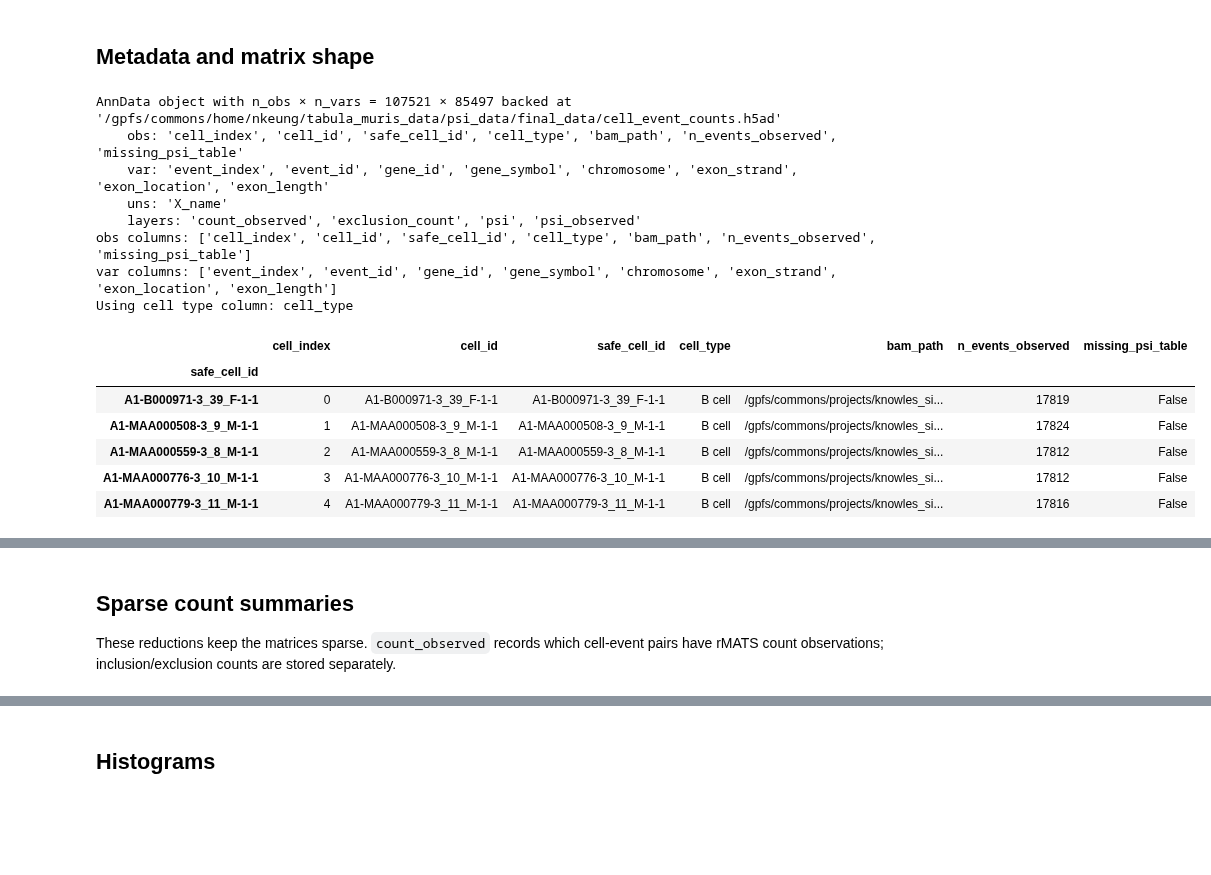
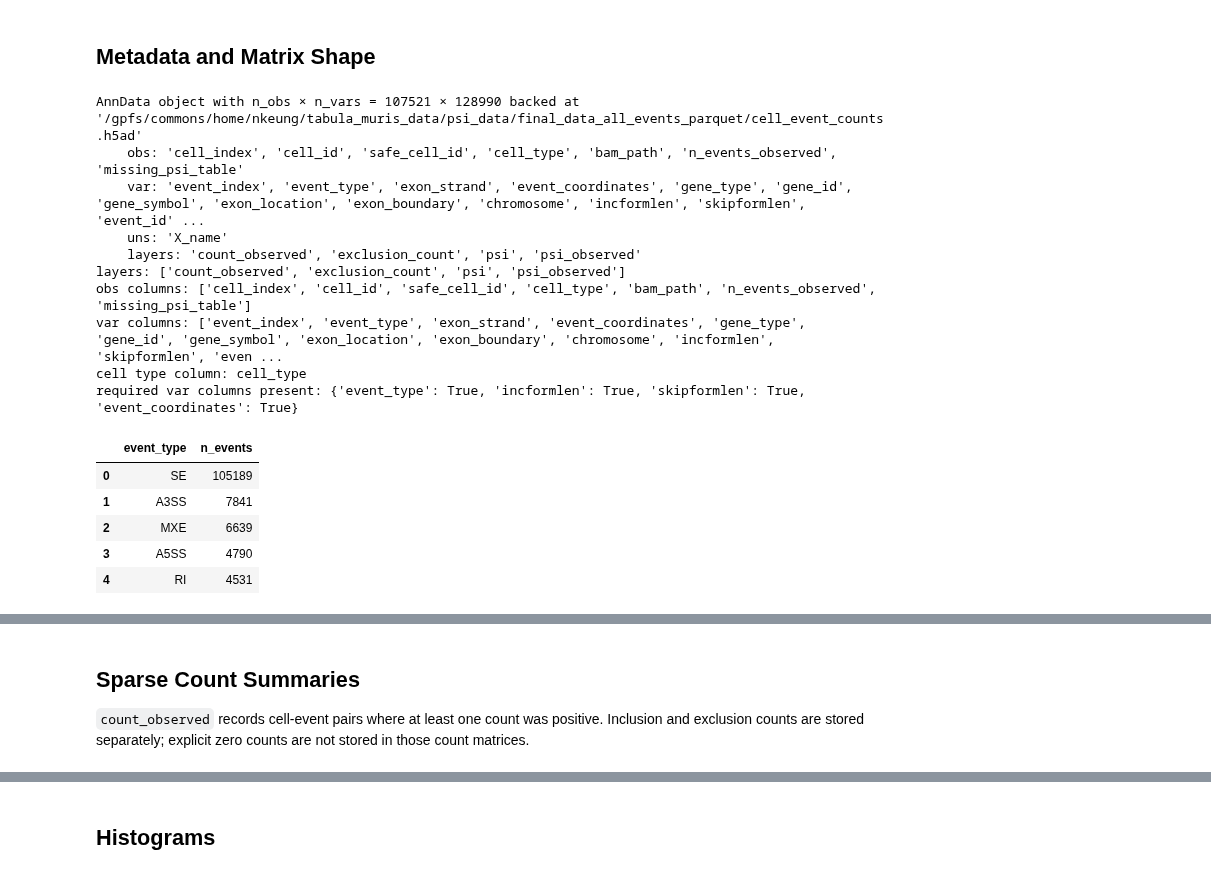
Before and after one commit to davidaknowles/tabula_rmats, a Jupyter notebook: rmats_counts_eda.executed.ipynb, the cells around one changed output, grey strips where cells are left out. Saved outputs shown, nothing was run; the diff lists cells and outputs as text; code cells hidden in the pictures; blank space fills up the shorter version.

Commit message:
Update EDA notebook for all-event AnnData

```diff
--- a/rmats_counts_eda.executed.ipynb
+++ b/rmats_counts_eda.executed.ipynb
@@ -43,37 +60,42 @@ for path in [H5AD, INC_NPZ, EXC_NPZ, OBS_NPZ, PSI_OBS_NPZ, PSI_NPZ]:
 # %% [markdown]
-## Metadata and matrix shape
+## Metadata and Matrix Shape
 # %%
 adata_meta = ad.read_h5ad(H5AD, backed='r')
 print(adata_meta)
+print('layers:', list(adata_meta.layers.keys()))
 print('obs columns:', list(adata_meta.obs.columns))
 print('var columns:', list(adata_meta.var.columns))
 
 obs = adata_meta.obs.copy()
 var = adata_meta.var.copy()
 adata_meta.file.close()
 
 cell_type_candidates = ['cell_type', 'cell_ontology_class', 'sample_label', 'label']
 cell_type_col = next((col for col in cell_type_candidates if col in obs.columns), None)
 if cell_type_col is None:
-    object_cols = obs.select_dtypes(include='object').columns.tolist()
-    cell_type_col = object_cols[0] if object_cols else None
-print('Using cell type column:', cell_type_col)
+    object_cols = obs.select_dtypes(include=['object', 'category']).columns
+    cell_type_col = object_cols[0] if len(object_cols) else None
+print('cell type column:', cell_type_col)
 
-display(obs.head())
-display(var.head())
+required_var_cols = ['event_type', 'incformlen', 'skipformlen', 'event_coordinates']
+print('required var columns present:', {col: col in var.columns for col in required_var_cols})
+
+event_type_counts = var['event_type'].value_counts().rename_axis('event_type').reset_index(name='n_events')
+display(event_type_counts)
 # %% [output]
-AnnData object with n_obs × n_vars = 107521 × 85497 backed at '/gpfs/commons/home/nkeung/tabula_muris_data/psi_data/final_data/cell_event_counts.h5ad'
+AnnData object with n_obs × n_vars = 107521 × 128990 backed at '/gpfs/commons/home/nkeung/tabula_muris_data/psi_data/final_data_all_events_parquet/cell_event_counts.h5ad'
     obs: 'cell_index', 'cell_id', 'safe_cell_id', 'cell_type', 'bam_path', 'n_events_observed', 'missing_psi_table'
-    var: 'event_index', 'event_id', 'gene_id', 'gene_symbol', 'chromosome', 'exon_strand', 'exon_location', 'exon_length'
+    var: 'event_index', 'event_type', 'exon_strand', 'event_coordinates', 'gene_type', 'gene_id', 'gene_symbol', 'exon_location', 'exon_boundary', 'chromosome', 'incformlen', 'skipformlen', 'event_id' ...
     uns: 'X_name'
     layers: 'count_observed', 'exclusion_count', 'psi', 'psi_observed'
+layers: ['count_observed', 'exclusion_count', 'psi', 'psi_observed']
 obs columns: ['cell_index', 'cell_id', 'safe_cell_id', 'cell_type', 'bam_path', 'n_events_observed', 'missing_psi_table']
-var columns: ['event_index', 'event_id', 'gene_id', 'gene_symbol', 'chromosome', 'exon_strand', 'exon_location', 'exon_length']
-Using cell type column: cell_type
+var columns: ['event_index', 'event_type', 'exon_strand', 'event_coordinates', 'gene_type', 'gene_id', 'gene_symbol', 'exon_location', 'exon_boundary', 'chromosome', 'incformlen', 'skipformlen', 'even ...
+cell type column: cell_type
+required var columns present: {'event_type': True, 'incformlen': True, 'skipformlen': True, 'event_coordinates': True}
-|  | cell_index | cell_id | safe_cell_id | cell_type | bam_path | n_events_observed | missing_psi_table |
-| safe_cell_id |  |  |  |  |  |  |  |
-| A1-B000971-3_39_F-1-1 | 0 | A1-B000971-3_39_F-1-1 | A1-B000971-3_39_F-1-1 | B cell | /gpfs/commons/projects/knowles_si... | 17819 | False |
-| A1-MAA000508-3_9_M-1-1 | 1 | A1-MAA000508-3_9_M-1-1 | A1-MAA000508-3_9_M-1-1 | B cell | /gpfs/commons/projects/knowles_si... | 17824 | False |
-| A1-MAA000559-3_8_M-1-1 | 2 | A1-MAA000559-3_8_M-1-1 | A1-MAA000559-3_8_M-1-1 | B cell | /gpfs/commons/projects/knowles_si... | 17812 | False |
-| A1-MAA000776-3_10_M-1-1 | 3 | A1-MAA000776-3_10_M-1-1 | A1-MAA000776-3_10_M-1-1 | B cell | /gpfs/commons/projects/knowles_si... | 17812 | False |
-| A1-MAA000779-3_11_M-1-1 | 4 | A1-MAA000779-3_11_M-1-1 | A1-MAA000779-3_11_M-1-1 | B cell | /gpfs/commons/projects/knowles_si... | 17816 | False |
+|  | event_type | n_events |
+| 0 | SE | 105189 |
+| 1 | A3SS | 7841 |
+| 2 | MXE | 6639 |
+| 3 | A5SS | 4790 |
+| 4 | RI | 4531 |
@@ -87,7 +102,7 @@ Using cell type column: cell_type
-# %% [markdown]
-## Sparse count summaries
-
-These reductions keep the matrices sparse. `count_observed` records which cell-event pairs have rMATS count observations; inclusion/exclusion counts are stored separately.
+# %% [markdown]
+## Sparse Count Summaries
+
+`count_observed` records cell-event pairs where at least one count was positive. Inclusion and exclusion counts are stored separately; explicit zero counts are not stored in those count matrices.
 # %%
 inc = sp.load_npz(INC_NPZ).tocsr()
 exc = sp.load_npz(EXC_NPZ).tocsr()
```
Also changed, not shown: parts of 16 cells of this notebook, 1 other file.
